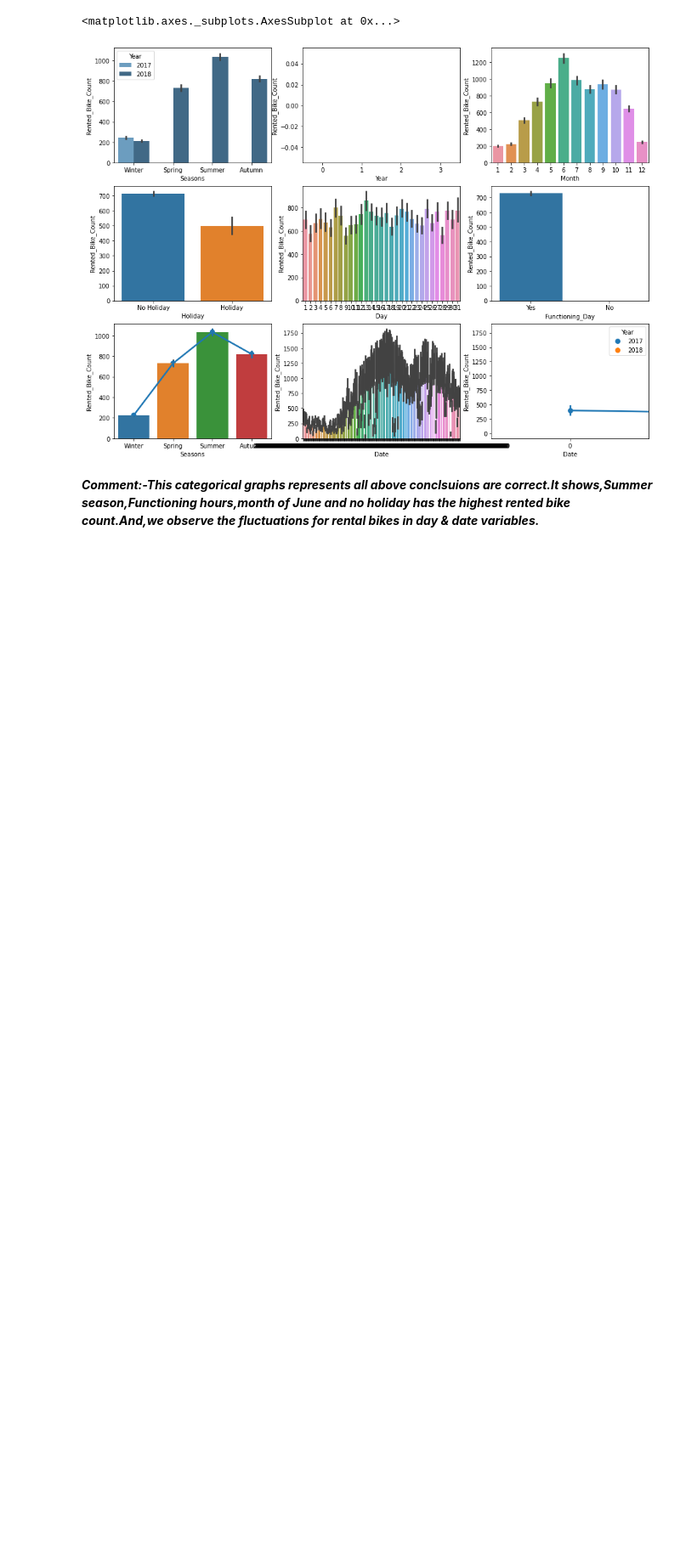
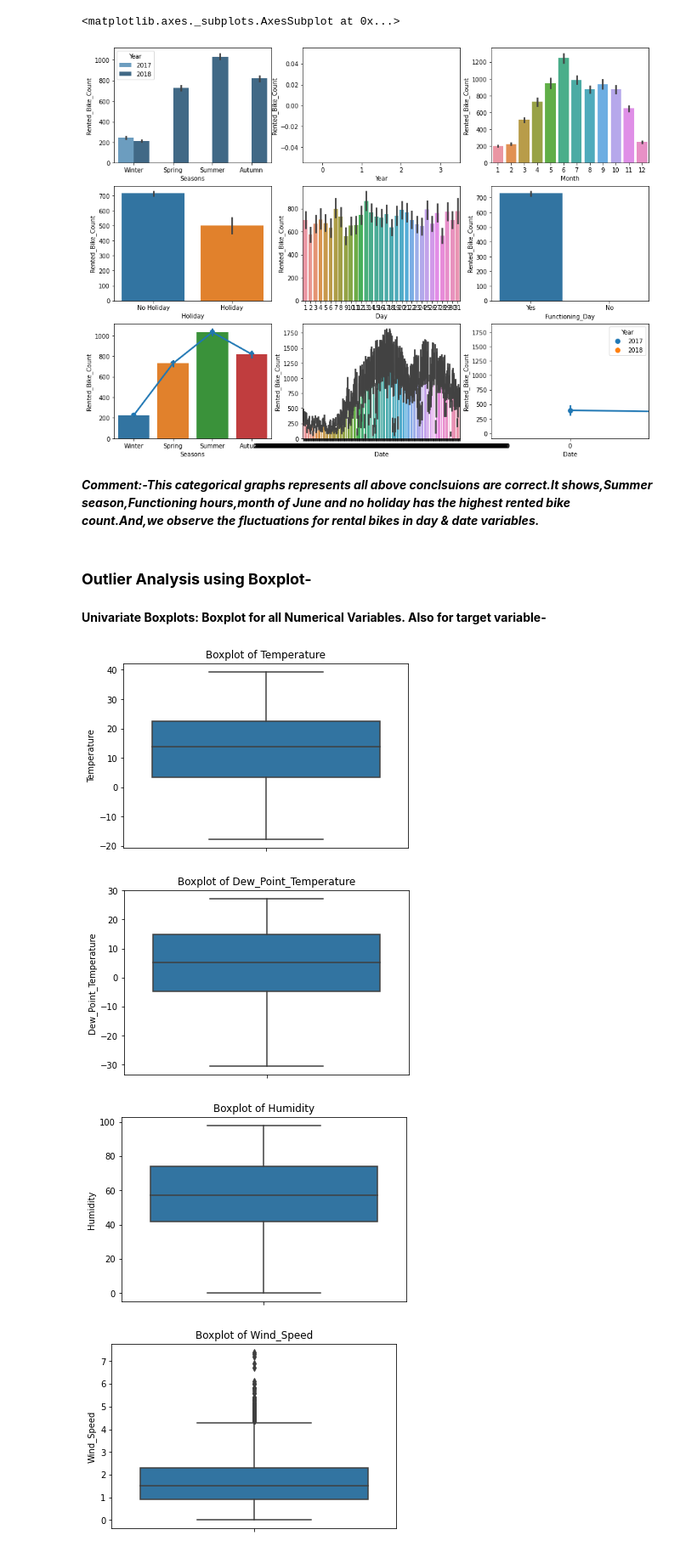
Before and after one commit to VermaSanjayrk/Seoul-Bike-Sharing-Demand-Prediction, a Jupyter notebook: Seoul_Bike_Sharing_Demand_Prediction.ipynb, the cells around one changed output. Shown at 85% size. Cells and saved outputs as stored; diff of their text form; code cells hidden in the pictures; blank space fills up the shorter version.

```diff
--- a/Seoul_Bike_Sharing_Demand_Prediction.ipynb
+++ b/Seoul_Bike_Sharing_Demand_Prediction.ipynb
@@ -308,3 +308,22 @@ sns.pointplot()
 [figure]
 # %% [markdown]
 ***Comment:-This categorical graphs represents all above conclsuions are correct.It shows,Summer season,Functioning hours,month of June and no holiday has the highest rented bike count.And,we observe the fluctuations for rental bikes in day & date variables.***
+# %% [markdown]
+### **Outlier Analysis using Boxplot-**
+# %% [markdown]
+**Univariate Boxplots: Boxplot for all Numerical Variables. Also for target variable-**
+# %%
+cat_var=['Seasons','Holiday','Day','Functioning_Day','Year','Month']
+bike_df[cat_var]=bike_df[cat_var].apply(lambda x: x.astype('category') )
+num_var=['Temperature','Dew_Point_Temperature','Humidity','Wind_Speed']
+
+for i in num_var:
+    sns.boxplot(y=i,data=bike_df)
+    plt.title('Boxplot of '+i)
+#     plt.savefig('bp'+str(i)+'.png')
+    plt.show()
+# %% [output]
+[figure, added]
+[figure, added]
+[figure, added]
+[figure, added]
```
Also changed, not shown: parts of 1 cell of this notebook.
